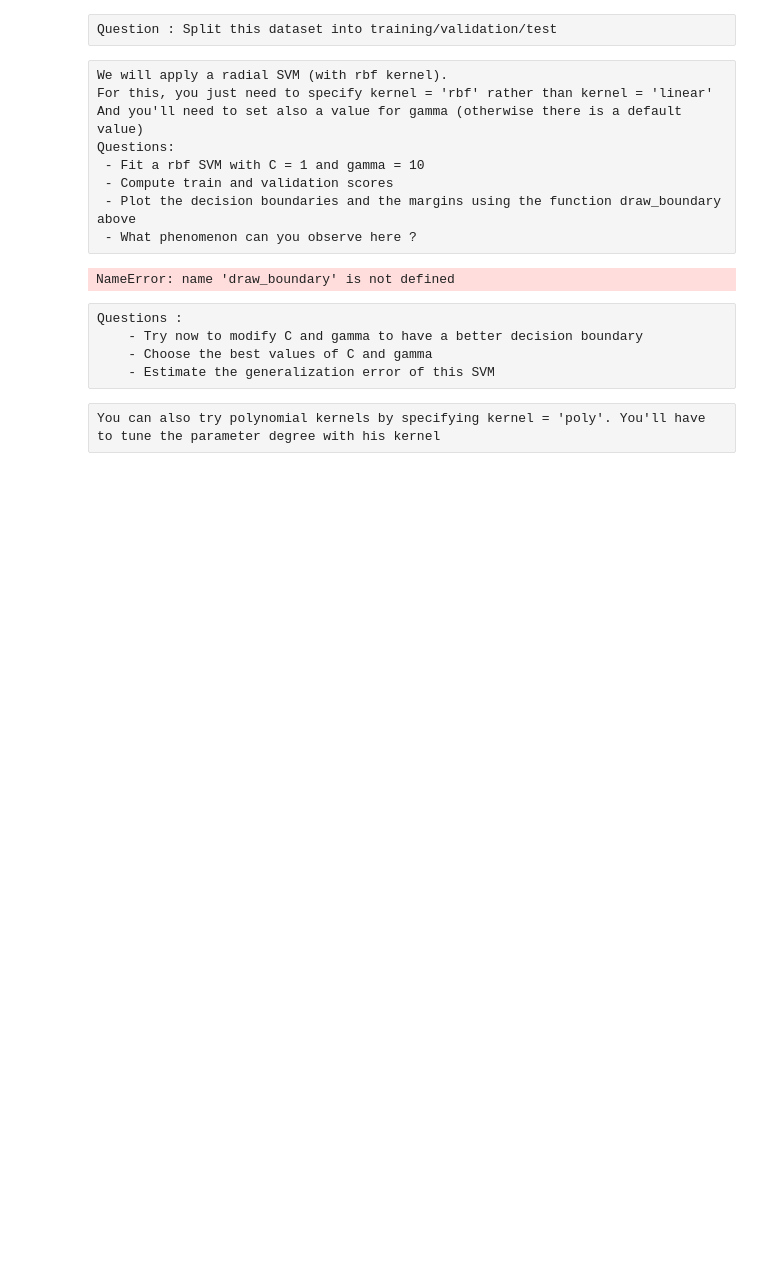
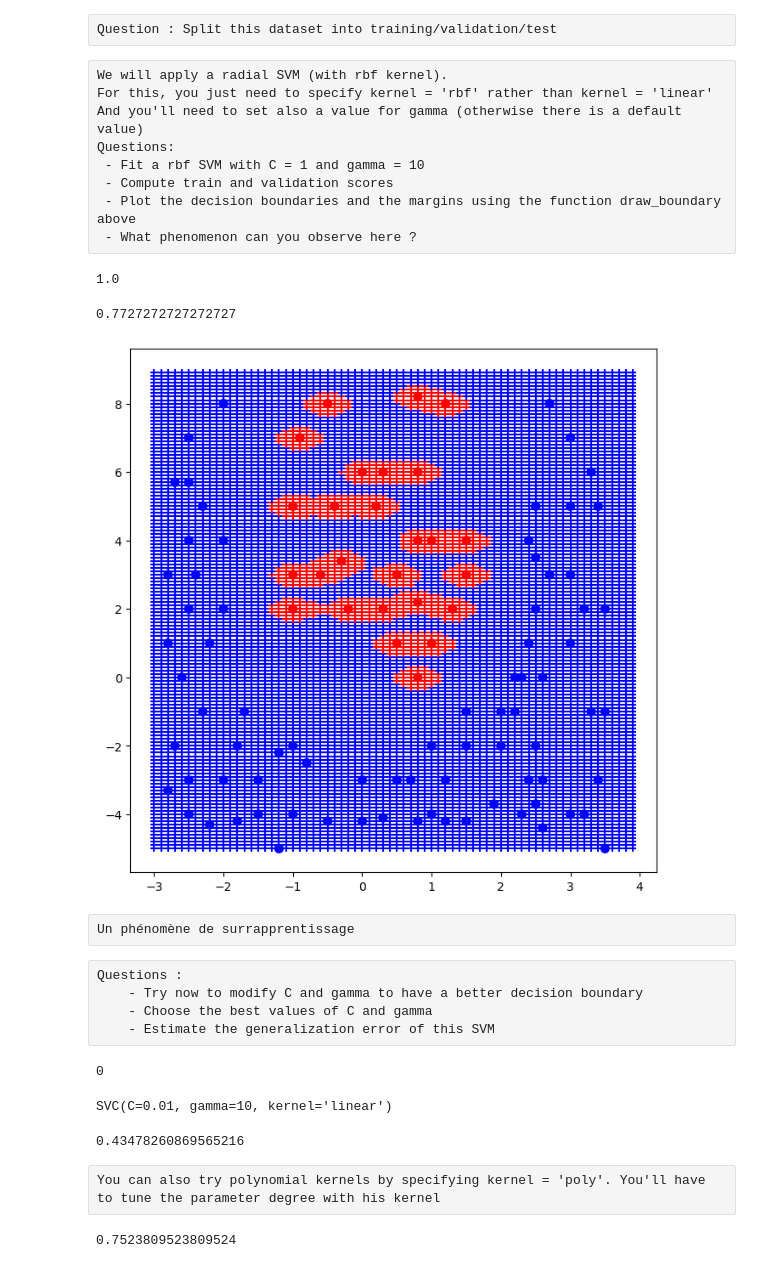
Before and after one commit to maodo/miage_fst, a Jupyter notebook: TP5/TP_SVM_student.ipynb, the cells around one changed output. Cells and saved outputs as stored; diff of their text form; code cells hidden in the pictures; blank space fills up the shorter version.

```diff
--- a/TP5/TP_SVM_student.ipynb
+++ b/TP5/TP_SVM_student.ipynb
@@ -263,2 +397,13 @@ Questions:
 # %% [raw]
 Question : Now try different values of C (between 0.01 and 1000 for instance) and compute the training and validation scores for each value of C. Select the best value of C and estimate the generalization error of the selected SVM
+# %%
+pruned_models = []
+pred_scores = []
+val_scores = []
+for n_estimator in np.arange(0.01,1000,100):
+    svm_pruned = svm.SVC(C = n_estimator, kernel = 'linear').fit(data_train.iloc[:,:-1], data_train.yesno)
+    p_score = svm_pruned.score(data_train.iloc[:,:-1],data_train.yesno)
+    v_score = svm_pruned.score(data_valid.iloc[:,:-1],data_valid.yesno)
+    pred_scores.append(p_score)
+    val_scores.append(v_score)
+    pruned_models.append(svm_pruned)
@@ -264,0 +419,3 @@ Question : Now try different values of C (between 0.01 and 1000 for instance) an
+# %%
+for n_estimator in np.arange(0.01,1000,100):
+    print(n_estimator)
@@ -299,6 +495,16 @@ Questions:
  - Compute train and validation scores
  - Plot the decision boundaries and the margins using the function draw_boundary above
  - What phenomenon can you observe here ?
+# %%
+nl_svm_model = svm.SVC(C = n_estimator, kernel = 'rbf', gamma=10).fit(data_train.iloc[:,:-1], data_train.y)
+# %%
+nl_svm_model.score(data_train.iloc[:,:-1], data_train.y)
+# %% [output]
+1.0
+# %%
+nl_svm_model.score(data_valid.iloc[:,:-1], data_valid.y)
+# %% [output]
+0.7727272727272727
 # %%
 def draw_boundary(model, data, x_min, x_max, y_min, y_max):
     h = 0.1
@@ -312,9 +518,11 @@ def draw_boundary(model, data, x_min, x_max, y_min, y_max):
     fig = plt.scatter(zz.iloc[:,0], zz.iloc[:,1], c = pred_zz, cmap = color_map, marker='+')
     fig = plt.scatter(data.iloc[:,0], data.iloc[:,1], s = 50, c = data.iloc[:,2], cmap = color_map)
 # %%
-draw_boundary(model_svm, data_train, -3,4,-5,9)
+draw_boundary(nl_svm_model, data_train, -3,4,-5,9)
 # %% [output]
-NameError: name 'draw_boundary' is not defined
+[figure, added]
+# %% [raw]
+Un phénomène de surrapprentissage
 # %% [raw]
 Questions :
     - Try now to modify C and gamma to have a better decision boundary
@@ -323,2 +543,16 @@ Questions :
+# %%
+best_estimator = val_scores.index(max(val_scores))
+best_estimator
+# %% [output]
+0
+# %%
+best_svm = pruned_models[best_estimator]
+best_svm
+# %% [output]
+SVC(C=0.01, gamma=10, kernel='linear')
+# %%
+best_svm.score(data_test.iloc[:,:-1], data_test.y)
+# %% [output]
+0.43478260869565216
 # %% [raw]
 You can also try polynomial kernels by specifying kernel = 'poly'. You'll have to tune the parameter degree with his kernel
@@ -324,0 +561,4 @@ You can also try polynomial kernels by specifying kernel = 'poly'. You'll have t
+# %%
+svm_poly.score(data_train.iloc[:,:-1],data_train.y)
+# %% [output]
+0.7523809523809524
```
Also changed, not shown: parts of 45 cells of this notebook, 1 other file.
